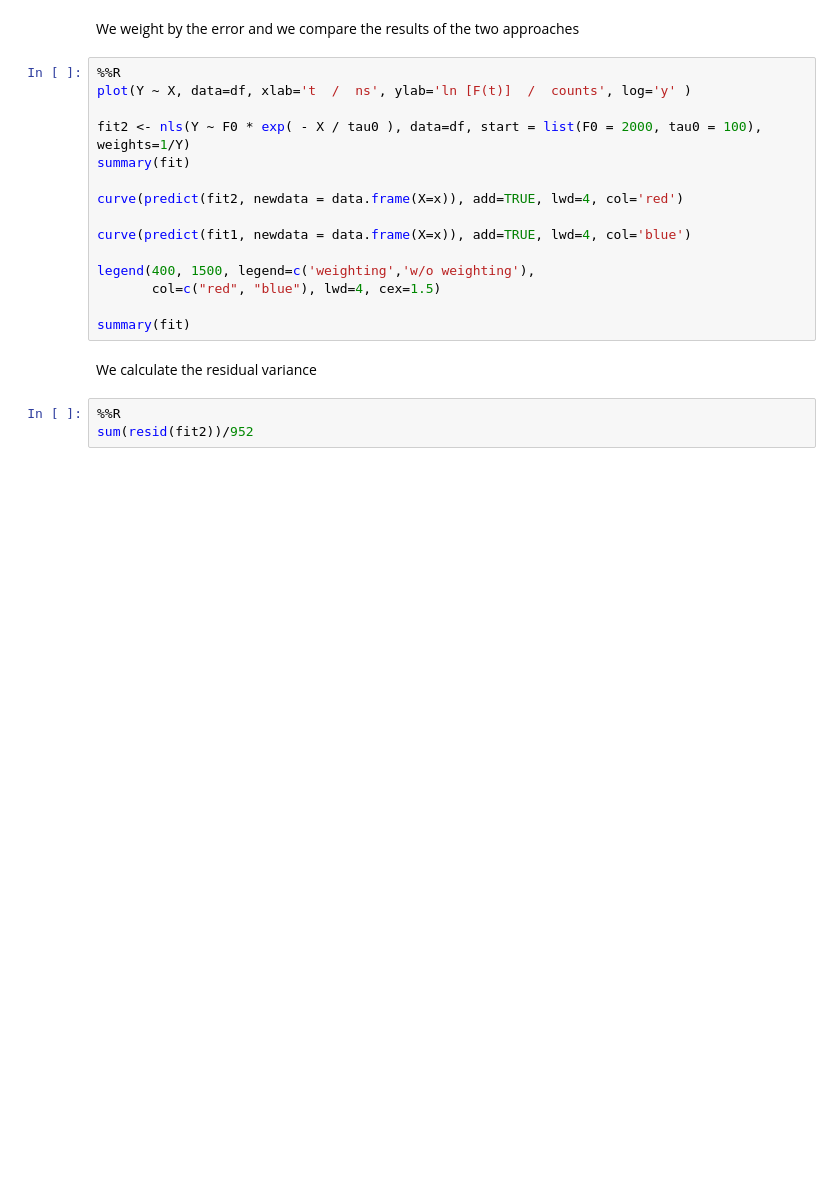
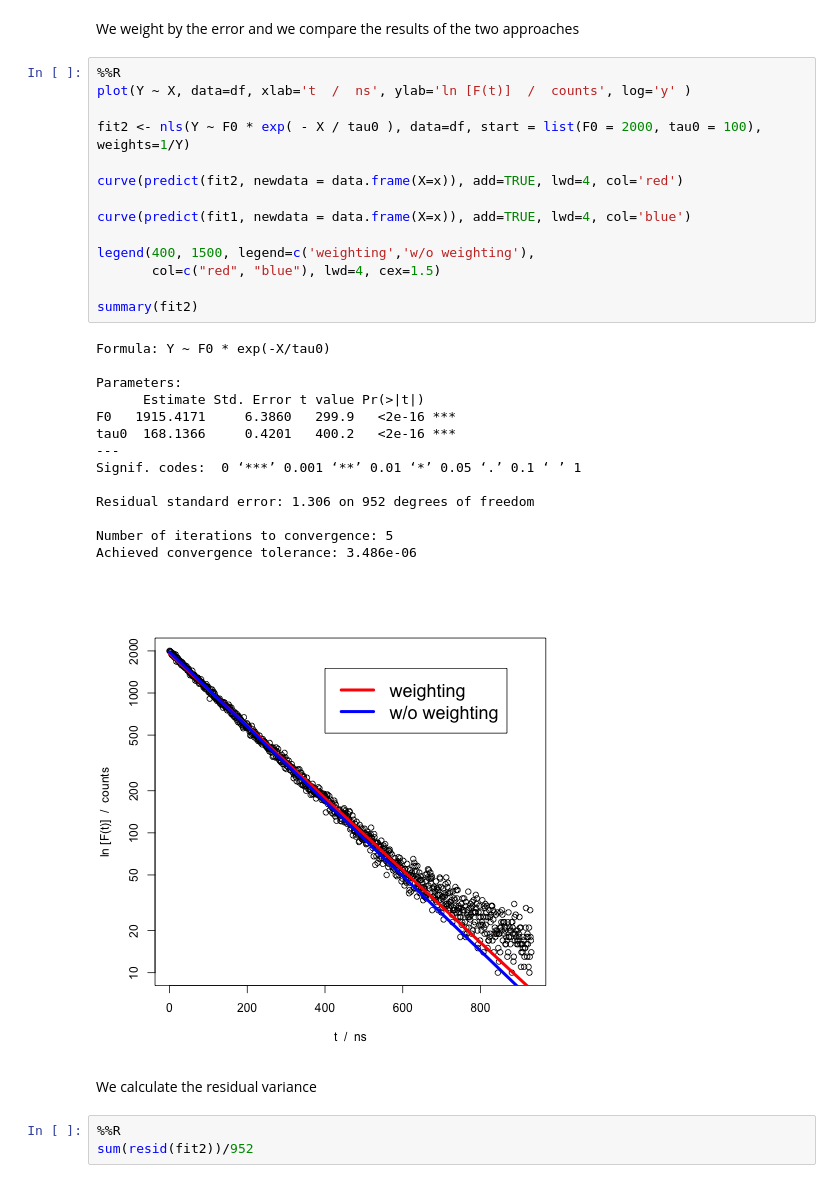
Before and after one commit to mlund/jupyter-course, a Jupyter notebook: lectures/least_squares.ipynb, the cells around one changed output. Drawn from its saved outputs; the diff is of its cells as text; blank space fills up the shorter version.

```diff
--- a/lectures/least_squares.ipynb
+++ b/lectures/least_squares.ipynb
@@ -279,18 +361,32 @@ We weight by the error and we compare the results of the two approaches
 # %%
 %%R
 plot(Y ~ X, data=df, xlab='t  /  ns', ylab='ln [F(t)]  /  counts', log='y' )
 
 fit2 <- nls(Y ~ F0 * exp( - X / tau0 ), data=df, start = list(F0 = 2000, tau0 = 100), weights=1/Y)
-summary(fit)
 
 curve(predict(fit2, newdata = data.frame(X=x)), add=TRUE, lwd=4, col='red')
 
 curve(predict(fit1, newdata = data.frame(X=x)), add=TRUE, lwd=4, col='blue')
 
 legend(400, 1500, legend=c('weighting','w/o weighting'),
        col=c("red", "blue"), lwd=4, cex=1.5)
 
-summary(fit)
+summary(fit2)
+# %% [output]
+Formula: Y ~ F0 * exp(-X/tau0)
+
+Parameters:
+      Estimate Std. Error t value Pr(>|t|)
+F0   1915.4171     6.3860   299.9   <2e-16 ***
+tau0  168.1366     0.4201   400.2   <2e-16 ***
+---
+Signif. codes:  0 ‘***’ 0.001 ‘**’ 0.01 ‘*’ 0.05 ‘.’ 0.1 ‘ ’ 1
+
+Residual standard error: 1.306 on 952 degrees of freedom
+
+Number of iterations to convergence: 5
+Achieved convergence tolerance: 3.486e-06
+[figure, added]
 # %% [markdown]
 We calculate the residual variance
 # %%
```
Also changed, not shown: parts of 17 cells of this notebook, 6 other files.
